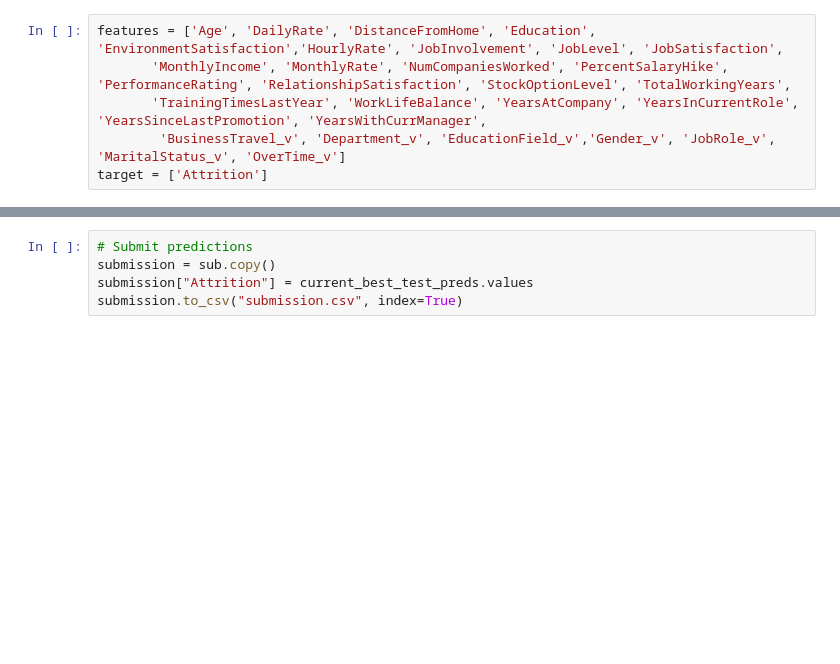
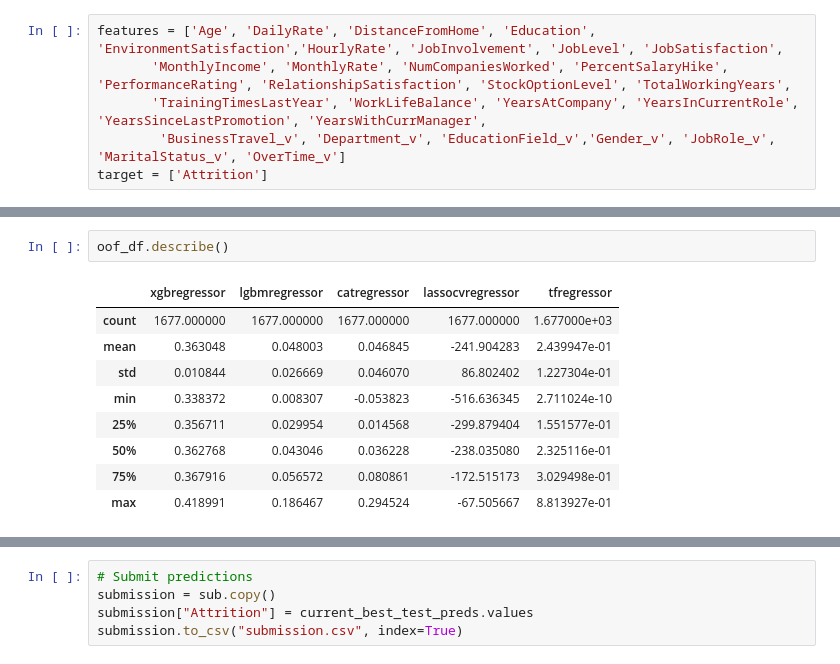
Before and after one commit to darkmatter2222/Kaggle_Tabular_Playground_Series-ML, a Jupyter notebook: Jan-2023-S3/pipelines/Hill_Climbing_ROC-AUC.ipynb, the cells around one changed output, grey strips where cells are left out. Drawn from its saved outputs; the diff is of its cells as text; blank space fills up the shorter version.

```diff
--- a/Jan-2023-S3/pipelines/Hill_Climbing_ROC-AUC.ipynb
+++ b/Jan-2023-S3/pipelines/Hill_Climbing_ROC-AUC.ipynb
@@ -55,0 +57,12 @@ oof_df.head(3)
+# %%
+oof_df.describe()
+# %% [output]
+|  | xgbregressor | lgbmregressor | catregressor | lassocvregressor | tfregressor |
+| count | 1677.000000 | 1677.000000 | 1677.000000 | 1677.000000 | 1.677000e+03 |
+| mean | 0.363048 | 0.048003 | 0.046845 | -241.904283 | 2.439947e-01 |
+| std | 0.010844 | 0.026669 | 0.046070 | 86.802402 | 1.227304e-01 |
+| min | 0.338372 | 0.008307 | -0.053823 | -516.636345 | 2.711024e-10 |
+| 25% | 0.356711 | 0.029954 | 0.014568 | -299.879404 | 1.551577e-01 |
+| 50% | 0.362768 | 0.043046 | 0.036228 | -238.035080 | 2.325116e-01 |
+| 75% | 0.367916 | 0.056572 | 0.080861 | -172.515173 | 3.029498e-01 |
+| max | 0.418991 | 0.186467 | 0.294524 | -67.505667 | 8.813927e-01 |
```
Also changed, not shown: parts of 11 cells of this notebook, 4 other files.
